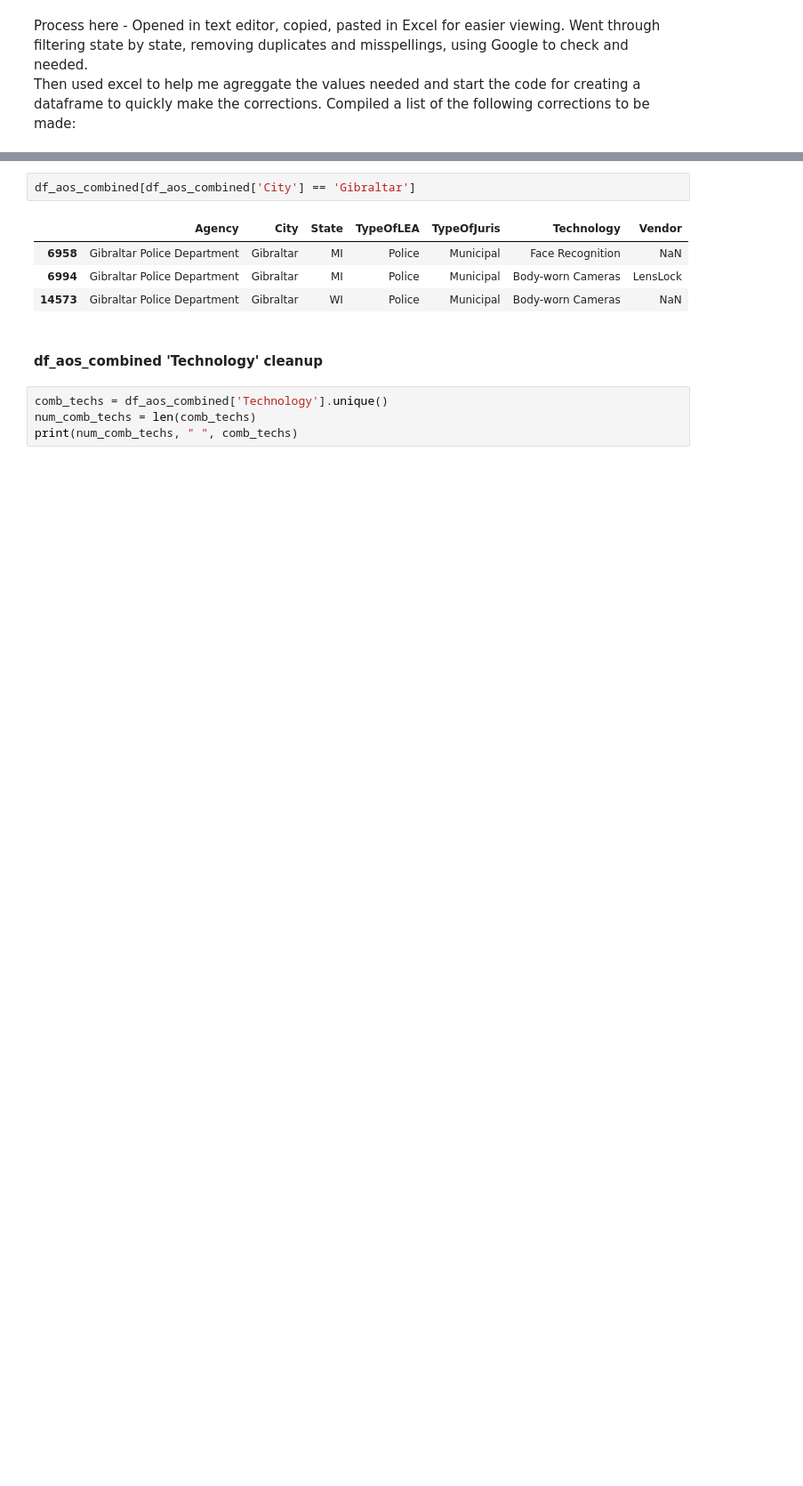
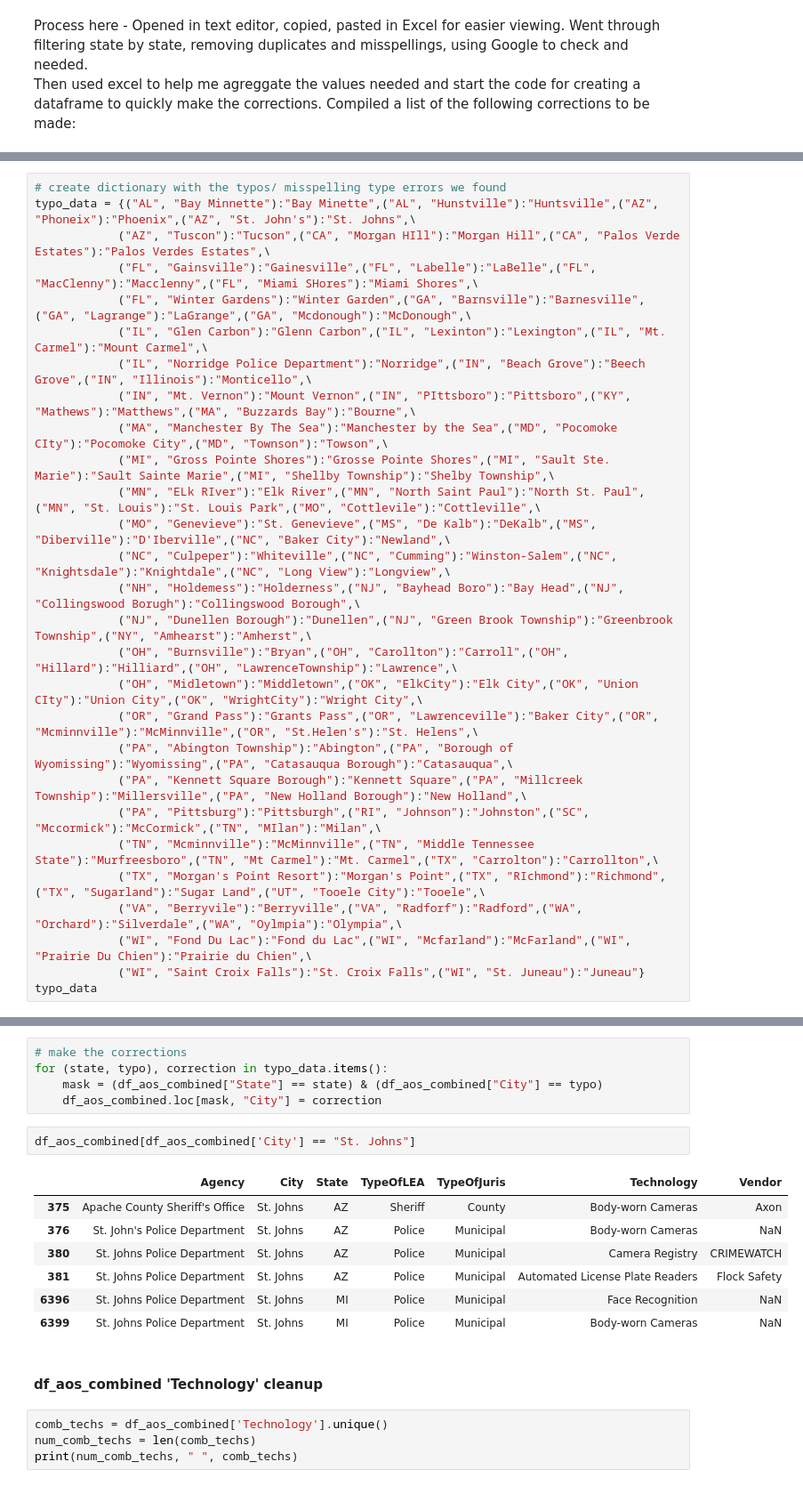
Before and after one commit to robinphurtado/SDSUDataScienceProject, a Jupyter notebook: notebooks/surveilanceproject.ipynb, the cells around one changed output, grey strips where cells are left out. Shown: that part at 89% size. Drawn from its saved outputs; the diff is of its cells as text; blank space fills up the shorter version.

Commit message:
After city typo cleanup

```diff
--- a/notebooks/surveilanceproject.ipynb
+++ b/notebooks/surveilanceproject.ipynb
@@ -885,0 +860,28 @@ df_typo_correction = pd.DataFrame(typo_data)
+# %%
+# create dictionary with the typos/ misspelling type errors we found
+typo_data = {("AL", "Bay Minnette"):"Bay Minette",("AL", "Hunstville"):"Huntsville",("AZ", "Phoneix"):"Phoenix",("AZ", "St. John's"):"St. Johns",\
+            ("AZ", "Tuscon"):"Tucson",("CA", "Morgan HIll"):"Morgan Hill",("CA", "Palos Verde Estates"):"Palos Verdes Estates",\
+            ("FL", "Gainsville"):"Gainesville",("FL", "Labelle"):"LaBelle",("FL", "MacClenny"):"Macclenny",("FL", "Miami SHores"):"Miami Shores",\
+            ("FL", "Winter Gardens"):"Winter Garden",("GA", "Barnsville"):"Barnesville",("GA", "Lagrange"):"LaGrange",("GA", "Mcdonough"):"McDonough",\
+            ("IL", "Glen Carbon"):"Glenn Carbon",("IL", "Lexinton"):"Lexington",("IL", "Mt. Carmel"):"Mount Carmel",\
+            ("IL", "Norridge Police Department"):"Norridge",("IN", "Beach Grove"):"Beech Grove",("IN", "Illinois"):"Monticello",\
+            ("IN", "Mt. Vernon"):"Mount Vernon",("IN", "PIttsboro"):"Pittsboro",("KY", "Mathews"):"Matthews",("MA", "Buzzards Bay"):"Bourne",\
+            ("MA", "Manchester By The Sea"):"Manchester by the Sea",("MD", "Pocomoke CIty"):"Pocomoke City",("MD", "Townson"):"Towson",\
+            ("MI", "Gross Pointe Shores"):"Grosse Pointe Shores",("MI", "Sault Ste. Marie"):"Sault Sainte Marie",("MI", "Shellby Township"):"Shelby Township",\
+            ("MN", "ELk RIver"):"Elk River",("MN", "North Saint Paul"):"North St. Paul",("MN", "St. Louis"):"St. Louis Park",("MO", "Cottlevile"):"Cottleville",\
+            ("MO", "Genevieve"):"St. Genevieve",("MS", "De Kalb"):"DeKalb",("MS", "Diberville"):"D'Iberville",("NC", "Baker City"):"Newland",\
+            ("NC", "Culpeper"):"Whiteville",("NC", "Cumming"):"Winston-Salem",("NC", "Knightsdale"):"Knightdale",("NC", "Long View"):"Longview",\
+            ("NH", "Holdemess"):"Holderness",("NJ", "Bayhead Boro"):"Bay Head",("NJ", "Collingswood Borugh"):"Collingswood Borough",\
+            ("NJ", "Dunellen Borough"):"Dunellen",("NJ", "Green Brook Township"):"Greenbrook Township",("NY", "Amhearst"):"Amherst",\
+            ("OH", "Burnsville"):"Bryan",("OH", "Carollton"):"Carroll",("OH", "Hillard"):"Hilliard",("OH", "LawrenceTownship"):"Lawrence",\
+            ("OH", "Midletown"):"Middletown",("OK", "ElkCity"):"Elk City",("OK", "Union CIty"):"Union City",("OK", "WrightCity"):"Wright City",\
+            ("OR", "Grand Pass"):"Grants Pass",("OR", "Lawrenceville"):"Baker City",("OR", "Mcminnville"):"McMinnville",("OR", "St.Helen's"):"St. Helens",\
+            ("PA", "Abington Township"):"Abington",("PA", "Borough of Wyomissing"):"Wyomissing",("PA", "Catasauqua Borough"):"Catasauqua",\
+            ("PA", "Kennett Square Borough"):"Kennett Square",("PA", "Millcreek Township"):"Millersville",("PA", "New Holland Borough"):"New Holland",\
+            ("PA", "Pittsburg"):"Pittsburgh",("RI", "Johnson"):"Johnston",("SC", "Mccormick"):"McCormick",("TN", "MIlan"):"Milan",\
+            ("TN", "Mcminnville"):"McMinnville",("TN", "Middle Tennessee State"):"Murfreesboro",("TN", "Mt Carmel"):"Mt. Carmel",("TX", "Carrolton"):"Carrollton",\
+            ("TX", "Morgan's Point Resort"):"Morgan's Point",("TX", "RIchmond"):"Richmond",("TX", "Sugarland"):"Sugar Land",("UT", "Tooele City"):"Tooele",\
+            ("VA", "Berryvile"):"Berryville",("VA", "Radforf"):"Radford",("WA", "Orchard"):"Silverdale",("WA", "Oylmpia"):"Olympia",\
+            ("WI", "Fond Du Lac"):"Fond du Lac",("WI", "Mcfarland"):"McFarland",("WI", "Prairie Du Chien"):"Prairie du Chien",\
+            ("WI", "Saint Croix Falls"):"St. Croix Falls",("WI", "St. Juneau"):"Juneau"}
+typo_data
@@ -886,10 +906,18 @@ df_typo_correction = pd.DataFrame(typo_data)
+# %%
+# make the corrections
+for (state, typo), correction in typo_data.items():
+    mask = (df_aos_combined["State"] == state) & (df_aos_combined["City"] == typo)
+    df_aos_combined.loc[mask, "City"] = correction
 # %%
-df_aos_combined[df_aos_combined['City'] == 'Gibraltar']
+df_aos_combined[df_aos_combined['City'] == "St. Johns"]
 # %% [output]
 |  | Agency | City | State | TypeOfLEA | TypeOfJuris | Technology | Vendor |
-| 6958 | Gibraltar Police Department | Gibraltar | MI | Police | Municipal | Face Recognition | NaN |
-| 6994 | Gibraltar Police Department | Gibraltar | MI | Police | Municipal | Body-worn Cameras | LensLock |
-| 14573 | Gibraltar Police Department | Gibraltar | WI | Police | Municipal | Body-worn Cameras | NaN |
+| 375 | Apache County Sheriff's Office | St. Johns | AZ | Sheriff | County | Body-worn Cameras | Axon |
+| 376 | St. John's Police Department | St. Johns | AZ | Police | Municipal | Body-worn Cameras | NaN |
+| 380 | St. Johns Police Department | St. Johns | AZ | Police | Municipal | Camera Registry | CRIMEWATCH |
+| 381 | St. Johns Police Department | St. Johns | AZ | Police | Municipal | Automated License Plate Readers | Flock Safety |
+| 6396 | St. Johns Police Department | St. Johns | MI | Police | Municipal | Face Recognition | NaN |
+| 6399 | St. Johns Police Department | St. Johns | MI | Police | Municipal | Body-worn Cameras | NaN |
 # %% [markdown]
 #### df_aos_combined 'Technology' cleanup
 # %%
```
Also changed, not shown: parts of 3 cells of this notebook.
